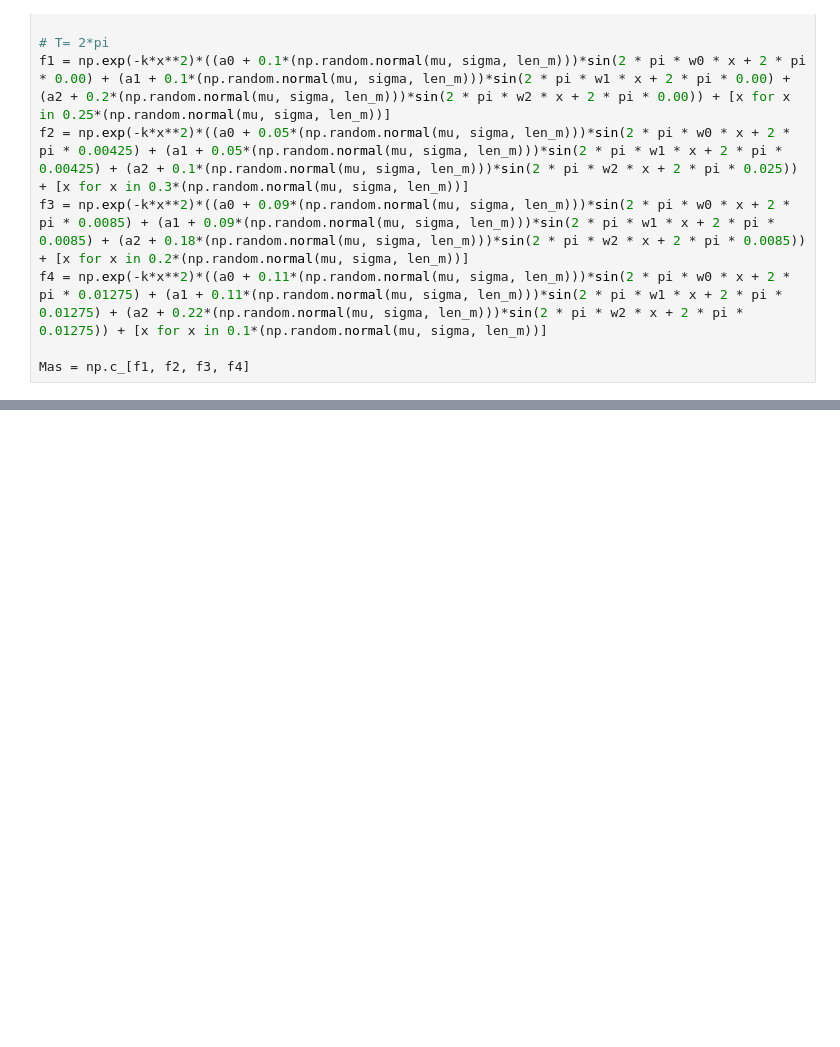
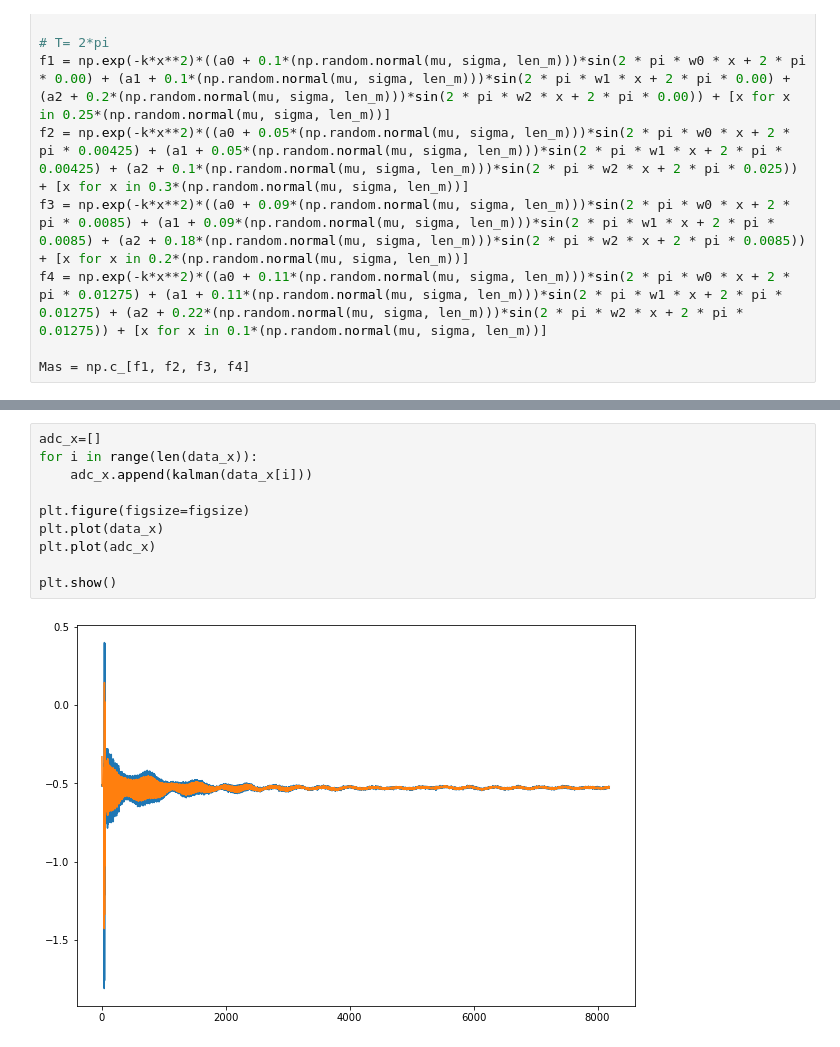
Before and after one commit to Snake9889/Tests, a Jupyter notebook: Kalman_sig.ipynb, the cells around one changed output, grey strips where cells are left out. Saved outputs shown, nothing was run; the diff lists cells and outputs as text; blank space fills up the shorter version.

```diff
--- a/Kalman_sig.ipynb
+++ b/Kalman_sig.ipynb
@@ -110,0 +131,12 @@ print(nu[np.argmax(np.abs(spectrK), axis=0)])
+# %%
+adc_x=[]
+for i in range(len(data_x)):
+    adc_x.append(kalman(data_x[i]))
+
+plt.figure(figsize=figsize)
+plt.plot(data_x)
+plt.plot(adc_x)
+
+plt.show()
+# %% [output]
+[figure, added]
```
Also changed, not shown: parts of 9 cells of this notebook.
